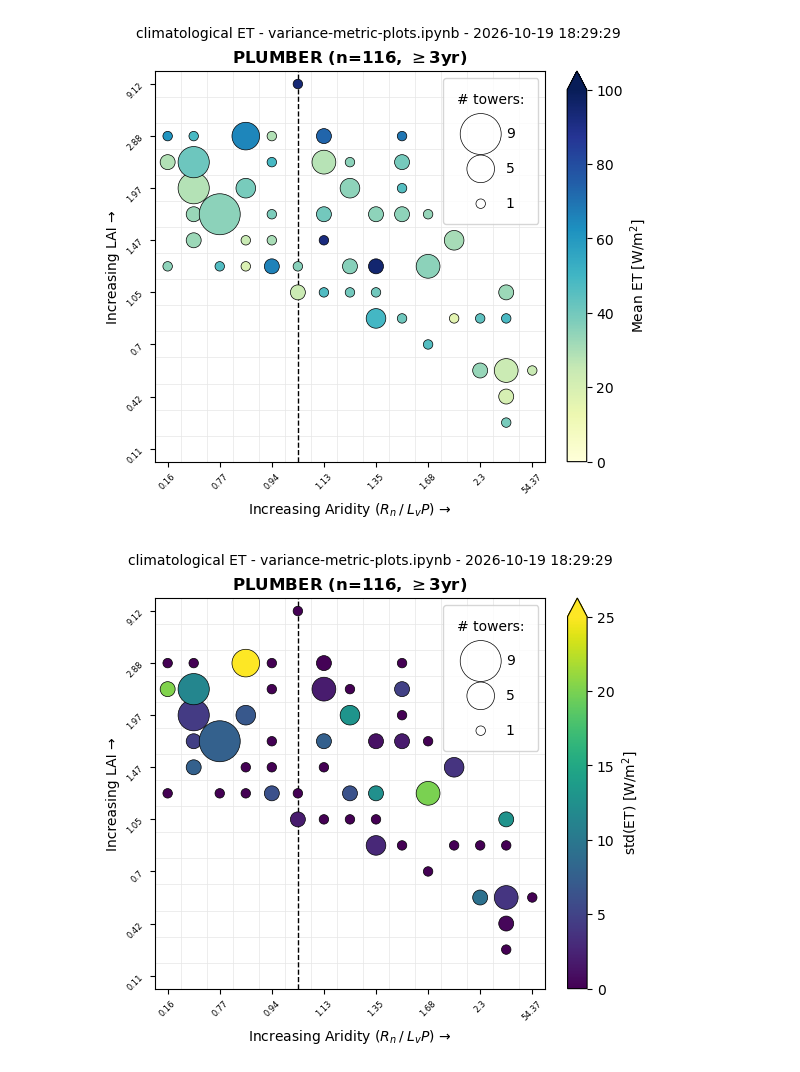
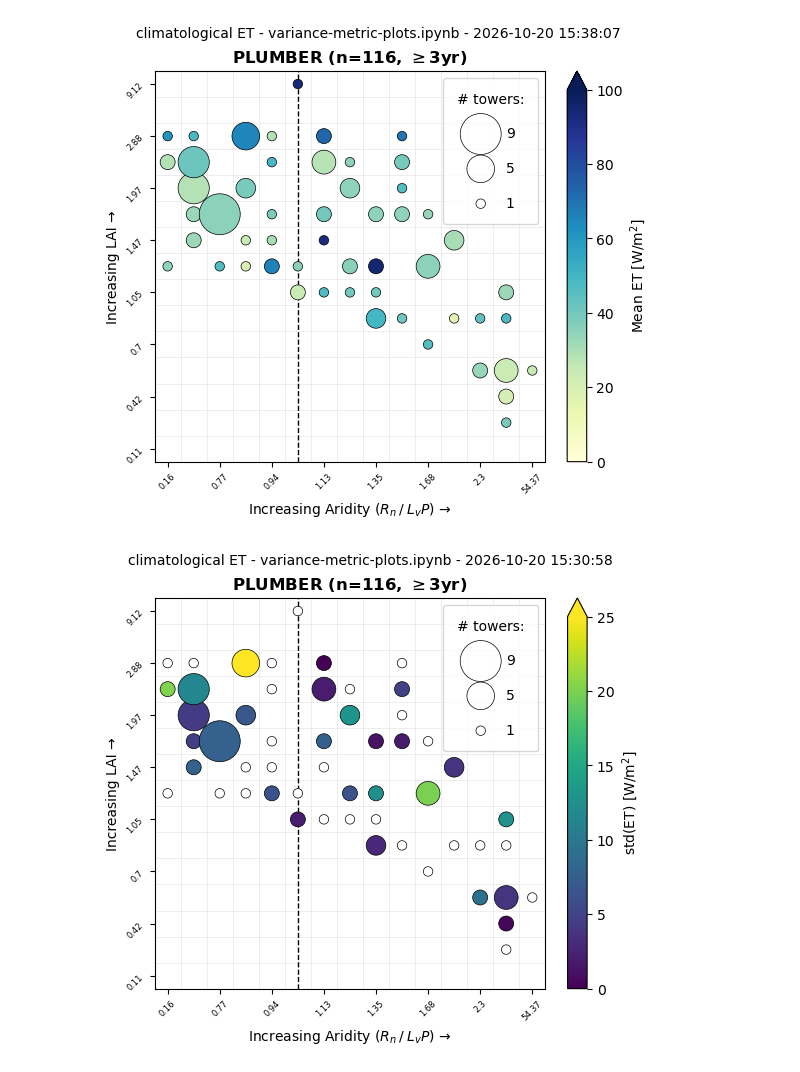
Before and after one commit to bbuchovecky/et_unc, a Jupyter notebook: notebooks/variance-metric-plots.ipynb, the cells around one changed output. Saved outputs shown, nothing was run; the diff lists cells and outputs as text; code cells hidden in the pictures.

```diff
--- a/notebooks/variance-metric-plots.ipynb
+++ b/notebooks/variance-metric-plots.ipynb
@@ -24,6 +24,7 @@ TAG = "qbin_pooled_all.1deg.199501-201412"
 
 pool_all = {}
 n_mem = {}
+rho_mem = {}
 sigma_mem = {}
 mu_mem = {}
 cv_mem = {}
@@ -36,6 +37,7 @@ for fam in FAMILIES:
 
     et_mean = pool_all[fam].et.sel(stats="mean")
     n_mem[fam] =  pool_all[fam].et.sel(stats="count").sum(dim="member")
+    rho_mem[fam] = (n_mem[fam] / n_mem[fam].sum()).where(~np.isnan(n_mem[fam]))
     if fam == "cmip":
         # One value per modeling group: average the members of each model, then the models of each group,
         # and take the mean and std across the group means
@@ -287,9 +427,12 @@ finish(fig, fout)
 ## PLUMBER binned ET as circles: color is the mean ET, radius is proportional to the number of samples
 # in the bin (towers when ET_CLIM, tower-years otherwise); empty bins are not drawn
 plum = pool_all["plumber"].et.isel(member=0)
-plum_mean = np.sqrt(plum.sel(stats="var_pop").values)
+plum_std = np.sqrt(plum.sel(stats="var_pop").values)
 plum_count = plum.sel(stats="count").values
-y_idx, x_idx = np.nonzero((plum_count > 0) & np.isfinite(plum_mean))  # (y_bin, x_bin) of each non-empty bin
+y_idx, x_idx = np.nonzero((plum_count > 0) & np.isfinite(plum_std))  # (y_bin, x_bin) of each non-empty bin
+single_sample = plum_count[y_idx, x_idx] == 1
+sample_counts = plum_count[y_idx, x_idx]
+sample_values = plum_std[y_idx, x_idx]
 
 r_max = 150  # radius [pt] of the fullest bin (about half a bin width)
 def radius_to_size(n):
@@ -298,38 +441,43 @@ def radius_to_size(n):
 
 fig, ax = plt.subplots(figsize=(5.5, 5), layout="constrained")
 sc = ax.scatter(
-    x_idx, y_idx, s=radius_to_size(plum_count[y_idx, x_idx]), c=plum_mean[y_idx, x_idx],
+    x_idx[~single_sample], y_idx[~single_sample],
+    s=radius_to_size(sample_counts[~single_sample]), c=sample_values[~single_sample],
     cmap="viridis", vmin=0, vmax=25, edgecolor="k", linewidth=0.5, zorder=3,
+)
+ax.scatter(
+    x_idx[single_sample], y_idx[single_sample], s=radius_to_size(sample_counts[single_sample]),
+    facecolor="white", edgecolor="k", linewidth=0.5, zorder=3,
 )
 fig.colorbar(sc, ax=ax, label="std(ET) [W/m$^2$]", extend="max", fraction=0.05)
 
 # Size legend, in the empty high-LAI, arid corner
 n_unit = "towers" if ET_CLIM else "tower-years"
 n_ref = np.unique(np.linspace(1, plum_count.max(), 3).round().astype(int))[::-1]
 handles = [ax.scatter([], [], s=radius_to_size(n), facecolor="none", edgecolor="k", linewidth=0.5) for n in n_ref]
 ax.legend(handles, [f"{n:d}" for n in n_ref], title=f"# {n_unit}:", loc="upper right", labelspacing=1.5, borderpad=1, fontsize=10, frameon=True)
 
 budyko_one = pool_all["plumber"].x_bin.sel(x_bin_center=1, method="nearest")
 ax.axvline(budyko_one, ls="--", c="k", lw=1)
 ax.set_xlim(-0.5, cfg.N_XBINS - 0.5)
 ax.set_ylim(-0.5, cfg.N_YBINS - 0.5)
 ax.set_aspect("equal")
 ax.set_xticks(np.arange(0, 15, 2))
 ax.set_yticks(np.arange(0, 15, 2))
 ax.set_xticklabels(np.round(pool_all["plumber"].x_bin_center.values, 2)[::2], fontsize=6, rotation=45)
 ax.set_yticklabels(np.round(pool_all["plumber"].y_bin_center.values, 2)[::2], fontsize=6, rotation=45)
 ax.set_xticks(np.arange(-0.5, 15), minor=True)
 ax.set_yticks(np.arange(-0.5, 15), minor=True)
 ax.grid(which="minor", c="0.9", lw=0.5)
 ax.tick_params(which="minor", length=0)
 ax.set_xlabel("Increasing Aridity ($R_n \\: / \\: L_v P$) →")
 ax.set_ylabel("Increasing LAI →")
 ax.set_title(
     f"PLUMBER (n={pool_all['plumber'].et.attrs['n_towers']:d}, $\\geq$3yr)",
     fontsize=12, fontweight="bold",
 )
 
 fout = cfg.FIG_ROOT / "plumber" / "qbin" / f"plumber.et{'_clim' if ET_CLIM else ''}.{TAG}.sigma_circles.png"
 finish(fig, fout)
 # %% [output]
-[figure, old version]
+[figure, new version]
```
Also changed, not shown: parts of 2 cells of this notebook, 5 other files.
